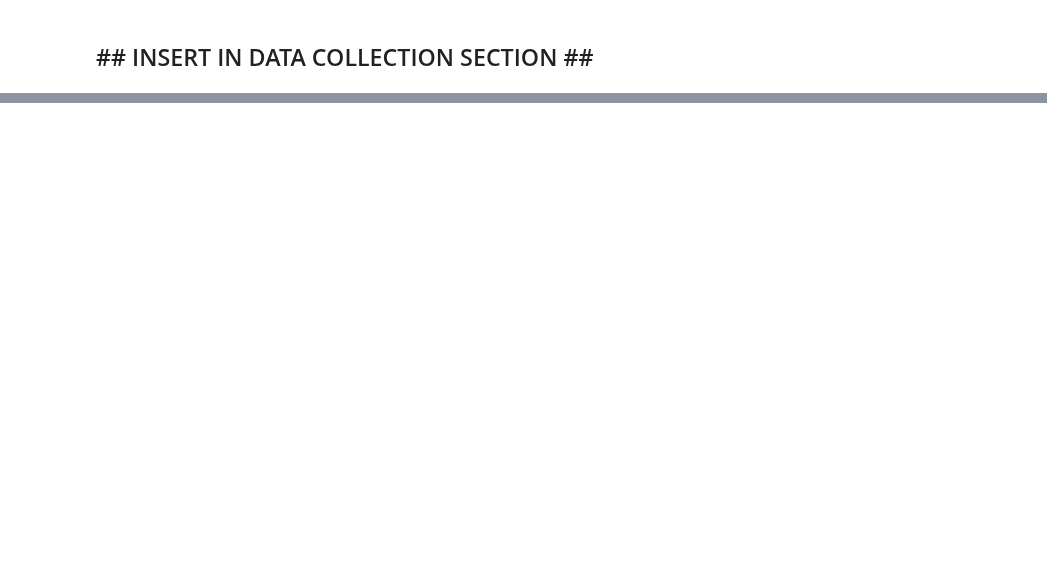
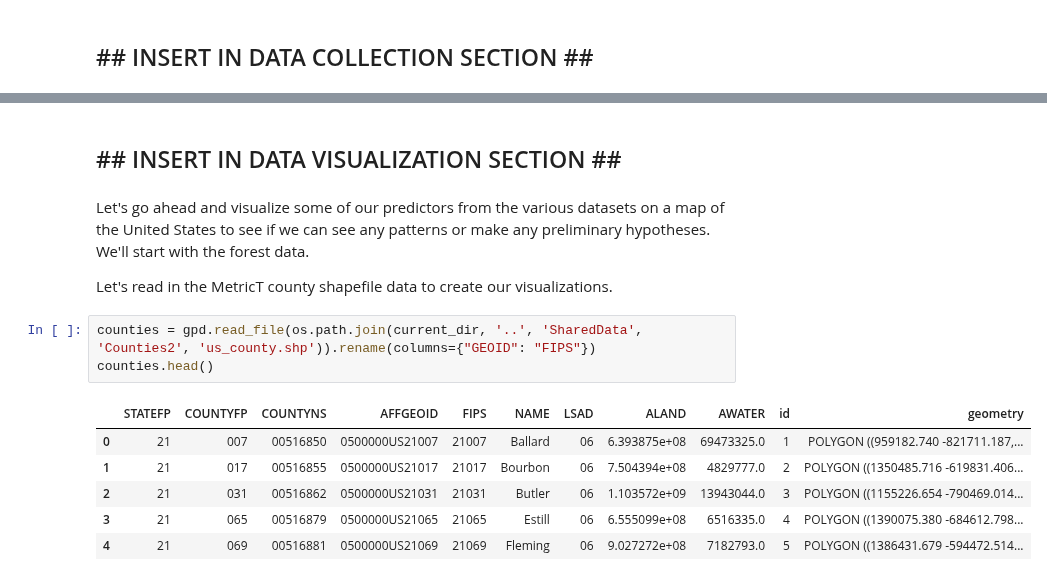
Before and after one commit to Calvin-Davis/CMSC320-FinalProject-Birds, a Jupyter notebook: Code/calvin.ipynb, the cells around one changed output, grey strips where cells are left out. Drawn from its saved outputs; the diff is of its cells as text; blank space fills up the shorter version.

```diff
--- a/Code/calvin.ipynb
+++ b/Code/calvin.ipynb
@@ -17,0 +262,16 @@ Download this dataset (us_county.tar.xz) from this GitHub repository at this lin
+# %% [markdown]
+## \#\# INSERT IN DATA VISUALIZATION SECTION \#\#
+# %% [markdown]
+Let's go ahead and visualize some of our predictors from the various datasets on a map of the United States to see if we can see any patterns or make any preliminary hypotheses. We'll start with the forest data.
+
+Let's read in the MetricT county shapefile data to create our visualizations.
+# %%
+counties = gpd.read_file(os.path.join(current_dir, '..', 'SharedData', 'Counties2', 'us_county.shp')).rename(columns={"GEOID": "FIPS"})
+counties.head()
+# %% [output]
+|  | STATEFP | COUNTYFP | COUNTYNS | AFFGEOID | FIPS | NAME | LSAD | ALAND | AWATER | id | geometry |
+| 0 | 21 | 007 | 00516850 | 0500000US21007 | 21007 | Ballard | 06 | 6.393875e+08 | 69473325.0 | 1 | POLYGON ((959182.740 -821711.187,... |
+| 1 | 21 | 017 | 00516855 | 0500000US21017 | 21017 | Bourbon | 06 | 7.504394e+08 | 4829777.0 | 2 | POLYGON ((1350485.716 -619831.406... |
+| 2 | 21 | 031 | 00516862 | 0500000US21031 | 21031 | Butler | 06 | 1.103572e+09 | 13943044.0 | 3 | POLYGON ((1155226.654 -790469.014... |
+| 3 | 21 | 065 | 00516879 | 0500000US21065 | 21065 | Estill | 06 | 6.555099e+08 | 6516335.0 | 4 | POLYGON ((1390075.380 -684612.798... |
+| 4 | 21 | 069 | 00516881 | 0500000US21069 | 21069 | Fleming | 06 | 9.027272e+08 | 7182793.0 | 5 | POLYGON ((1386431.679 -594472.514... |
```
Also changed, not shown: parts of 20 cells of this notebook, 4 other files.
